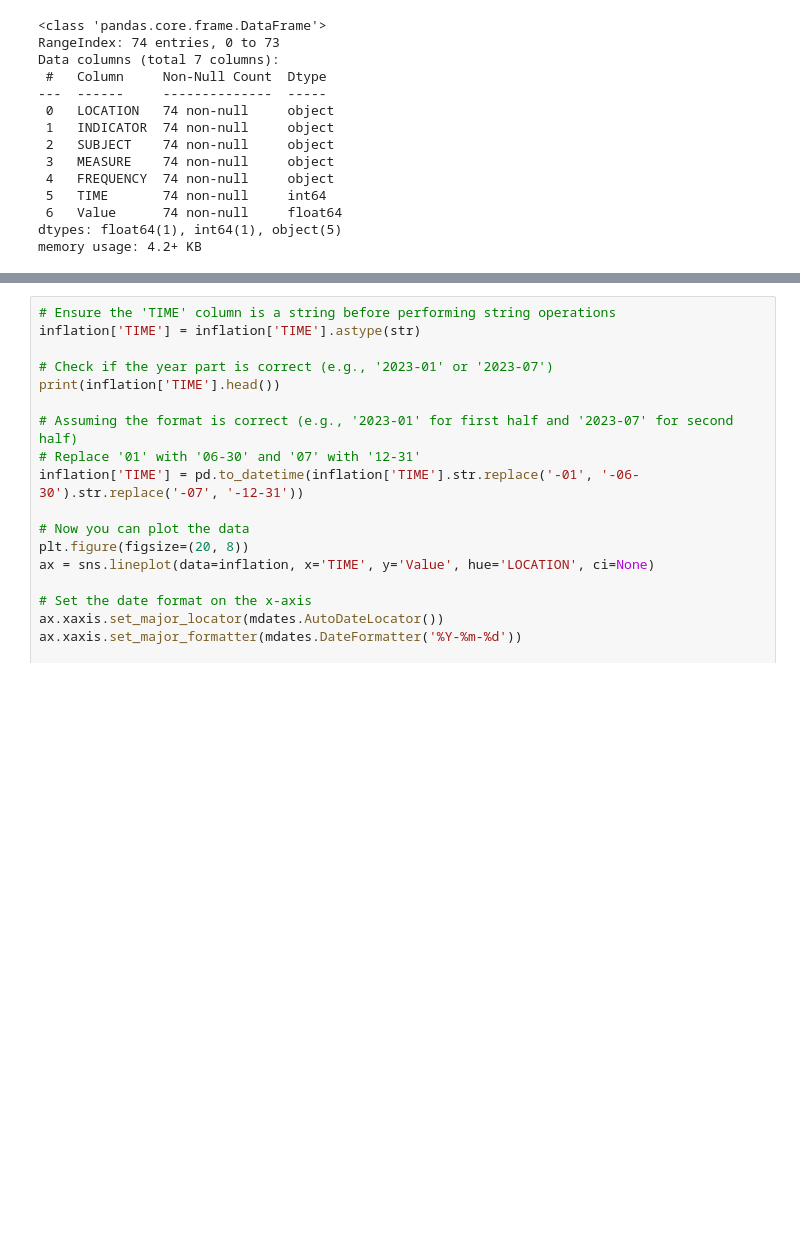
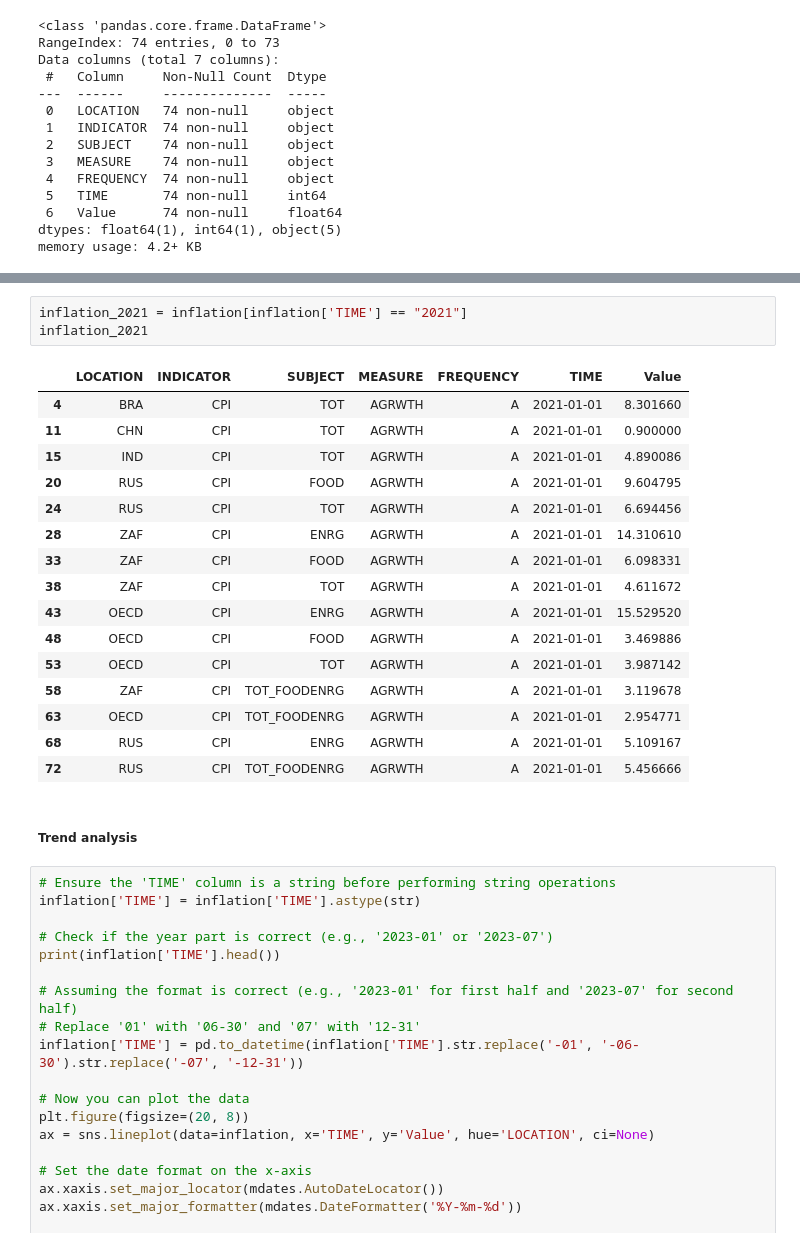
Before and after one commit to nusero92/cryptocurency, a Jupyter notebook: crypto project.ipynb, the cells around one changed output, grey strips where cells are left out. Saved outputs shown, nothing was run; the diff lists cells and outputs as text; blank space fills up the shorter version.

Commit message:
inflation, rste index adding

```diff
--- a/crypto project.ipynb
+++ b/crypto project.ipynb
@@ -318,3 +316,25 @@ inflation
+# %%
+inflation_2021 = inflation[inflation['TIME'] == "2021"]
+inflation_2021
+# %% [output]
+|  | LOCATION | INDICATOR | SUBJECT | MEASURE | FREQUENCY | TIME | Value |
+| 4 | BRA | CPI | TOT | AGRWTH | A | 2021-01-01 | 8.301660 |
+| 11 | CHN | CPI | TOT | AGRWTH | A | 2021-01-01 | 0.900000 |
+| 15 | IND | CPI | TOT | AGRWTH | A | 2021-01-01 | 4.890086 |
+| 20 | RUS | CPI | FOOD | AGRWTH | A | 2021-01-01 | 9.604795 |
+| 24 | RUS | CPI | TOT | AGRWTH | A | 2021-01-01 | 6.694456 |
+| 28 | ZAF | CPI | ENRG | AGRWTH | A | 2021-01-01 | 14.310610 |
+| 33 | ZAF | CPI | FOOD | AGRWTH | A | 2021-01-01 | 6.098331 |
+| 38 | ZAF | CPI | TOT | AGRWTH | A | 2021-01-01 | 4.611672 |
+| 43 | OECD | CPI | ENRG | AGRWTH | A | 2021-01-01 | 15.529520 |
+| 48 | OECD | CPI | FOOD | AGRWTH | A | 2021-01-01 | 3.469886 |
+| 53 | OECD | CPI | TOT | AGRWTH | A | 2021-01-01 | 3.987142 |
+| 58 | ZAF | CPI | TOT_FOODENRG | AGRWTH | A | 2021-01-01 | 3.119678 |
+| 63 | OECD | CPI | TOT_FOODENRG | AGRWTH | A | 2021-01-01 | 2.954771 |
+| 68 | RUS | CPI | ENRG | AGRWTH | A | 2021-01-01 | 5.109167 |
+| 72 | RUS | CPI | TOT_FOODENRG | AGRWTH | A | 2021-01-01 | 5.456666 |
+# %% [markdown]
+##### Trend analysis
 # %%
 # Ensure the 'TIME' column is a string before performing string operations
 inflation['TIME'] = inflation['TIME'].astype(str)
```
Also changed, not shown: parts of 21 cells of this notebook, 2 other files.
